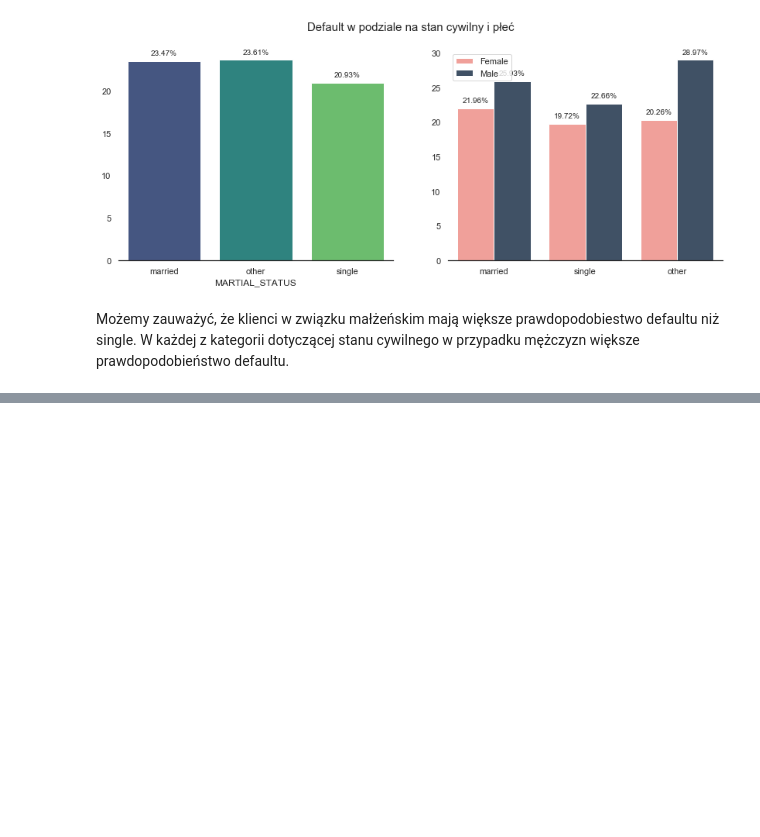
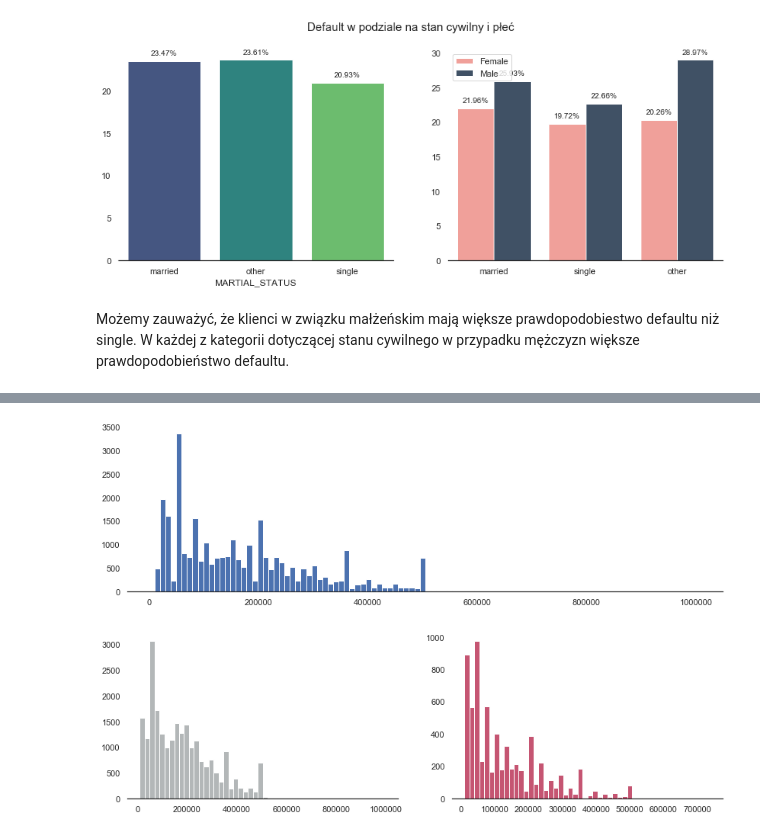
Before and after one commit to JakubPluta/Data-Science, a Jupyter notebook: Credit Approval/Credit Approvals.ipynb, the cells around one changed output, grey strips where cells are left out. Cells and saved outputs as stored; diff of their text form; code cells hidden in the pictures; blank space fills up the shorter version.

```diff
--- a/Credit Approval/Credit Approvals.ipynb
+++ b/Credit Approval/Credit Approvals.ipynb
@@ -231,7 +231,9 @@ PAY_6 Unique Values:  [-2  2  0 -1  3  6  4  7  8  5]
 # %% [markdown]
 Widzimy, że mamy tutaj doczynienia z zakresem od -2 do 8. W dokumentacji nie mamy informacji na temat liczb -2 or 0. Jednak, jeśli -1 oznacza, że spłacono na czas to możemy przyjąć, że -2 i 0 też oznaczają spłacone na czas.
 # %%
-data[repayment] = data[repayment].replace([-2,0],-1)
+data[repayment] = data[repayment].replace([-2,-1,0],0)
+# %%
+data.rename(columns={'PAY_0':'PAY_1'},inplace=True)
 # %% [markdown]
 ## Analiza & Wizualizacja
 # %% [markdown]
@@ -451,0 +486,11 @@ p1 = sns.countplot(y="PAY_0", hue='DEFAULT', data=data)
+# %%
+f,ax = plt.subplots(1,1,figsize=(14,4))
+hist1 = data['LIMIT_BAL'].hist(bins=100,grid=False);
+sns.despine(left=True)
+f,ax = plt.subplots(1,2,figsize=(14,4))
+hist2 = data[data['DEFAULT']==0]['LIMIT_BAL'].hist(bins=50,grid=False,ax=ax[0],color='#b3b7b8');
+hist3 = data[data['DEFAULT']==1]['LIMIT_BAL'].hist(bins=50,grid=False,ax=ax[1],color='#c55572');
+sns.despine(left=True)
+# %% [output]
+[figure, added]
+[figure, added]
```
Also changed, not shown: parts of 10 cells of this notebook.
